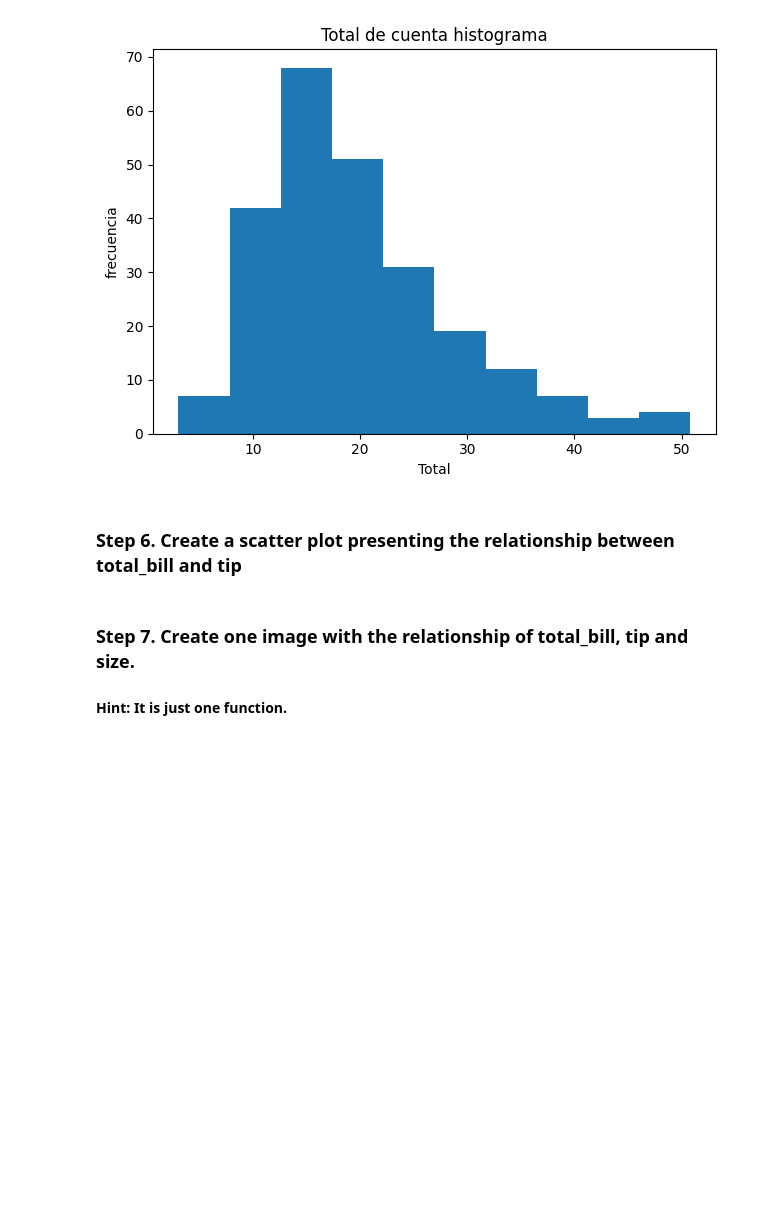
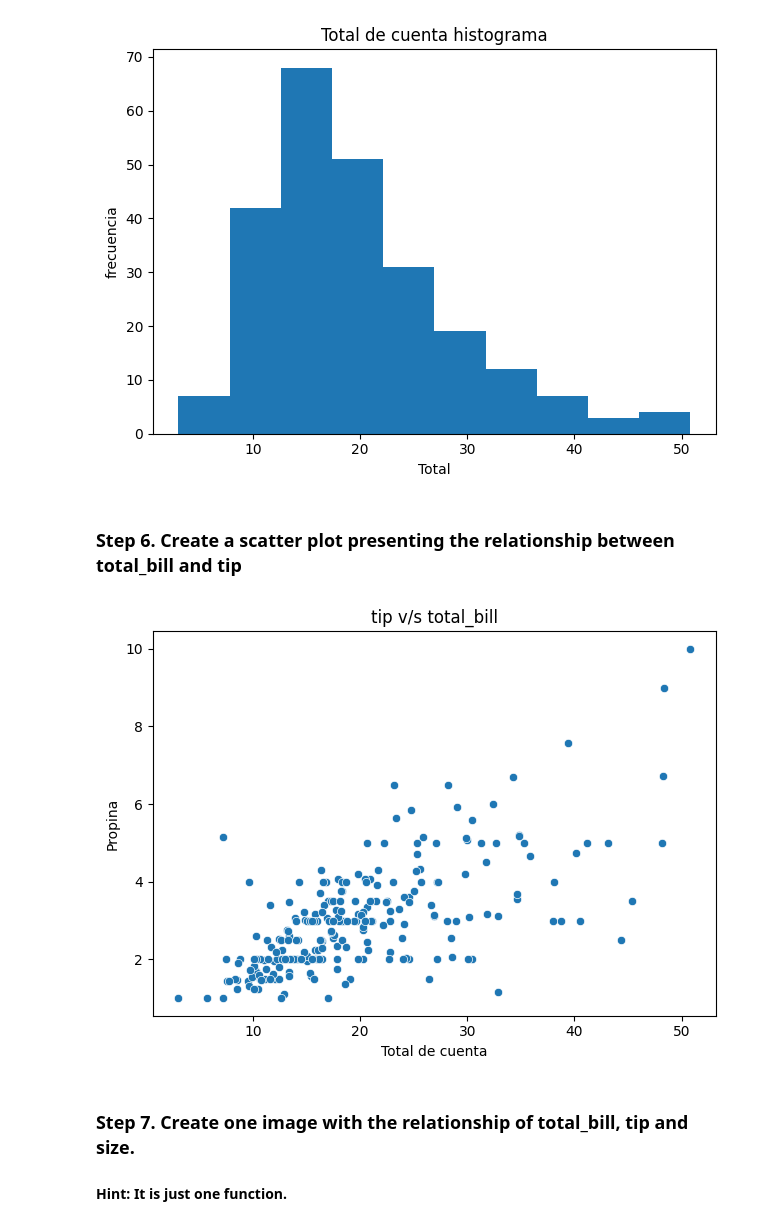
Before and after one commit to LLAES07/pyspark_exercises, a Jupyter notebook: 07_Visualization/Tips/Exercises.ipynb, the cells around one changed output. Cells and saved outputs as stored; diff of their text form; code cells hidden in the pictures; blank space fills up the shorter version.

```diff
--- a/07_Visualization/Tips/Exercises.ipynb
+++ b/07_Visualization/Tips/Exercises.ipynb
@@ -109,6 +109,15 @@ plt.show()
 [figure]
 # %% [markdown]
 ### Step 6. Create a scatter plot presenting the relationship between total_bill and tip
+# %%
+sns.scatterplot(data=df, x='total_bill', y='tip')
+plt.title('tip v/s total_bill')
+plt.ylabel('Propina')
+plt.xlabel('Total de cuenta')
+plt.tight_layout()
+plt.show()
+# %% [output]
+[figure, added]
 # %% [markdown]
 ### Step 7.  Create one image with the relationship of total_bill, tip and size.
 #### Hint: It is just one function.
```
